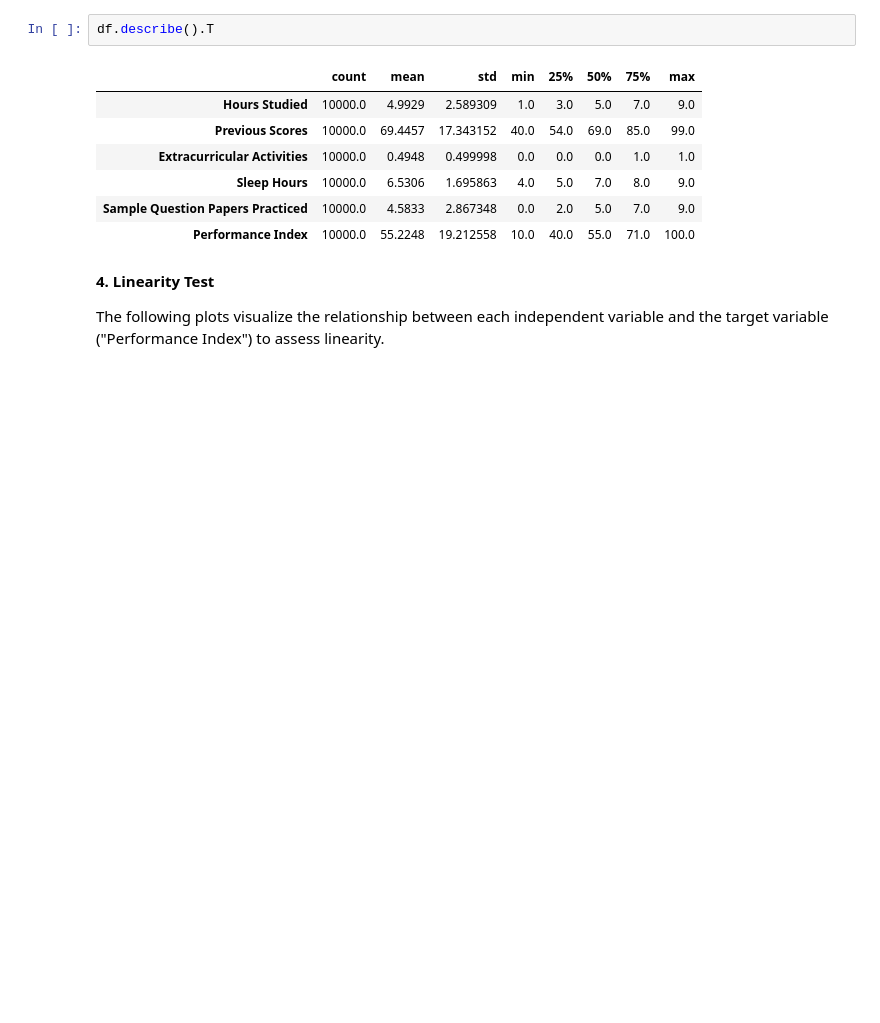
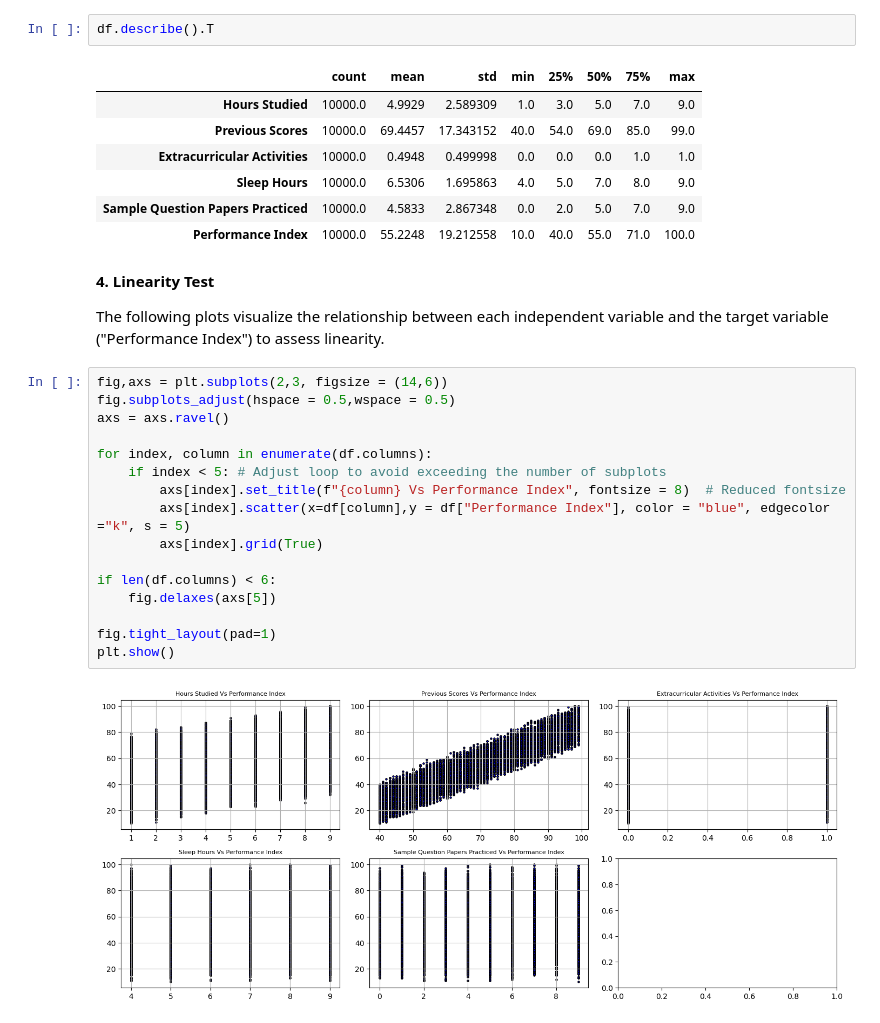
Before and after one commit to Obaze-Samuel/Linear-Regression, a Jupyter notebook: Untitled.ipynb, the cells around one changed output. Saved outputs shown, nothing was run; the diff lists cells and outputs as text; blank space fills up the shorter version.

```diff
--- a/Untitled.ipynb
+++ b/Untitled.ipynb
@@ -46,3 +46,21 @@ df.describe().T
 **4. Linearity Test**
 
 The following plots visualize the relationship between each independent variable and the target variable ("Performance Index") to assess linearity.
+# %%
+fig,axs = plt.subplots(2,3, figsize = (14,6))
+fig.subplots_adjust(hspace = 0.5,wspace = 0.5)
+axs = axs.ravel()
+
+for index, column in enumerate(df.columns):
+    if index < 5: # Adjust loop to avoid exceeding the number of subplots
+        axs[index].set_title(f"{column} Vs Performance Index", fontsize = 8)  # Reduced fontsize
+        axs[index].scatter(x=df[column],y = df["Performance Index"], color = "blue", edgecolor ="k", s = 5)
+        axs[index].grid(True)
+
+if len(df.columns) < 6:
+    fig.delaxes(axs[5])
+
+fig.tight_layout(pad=1)
+plt.show()
+# %% [output]
+[figure, added]
```
